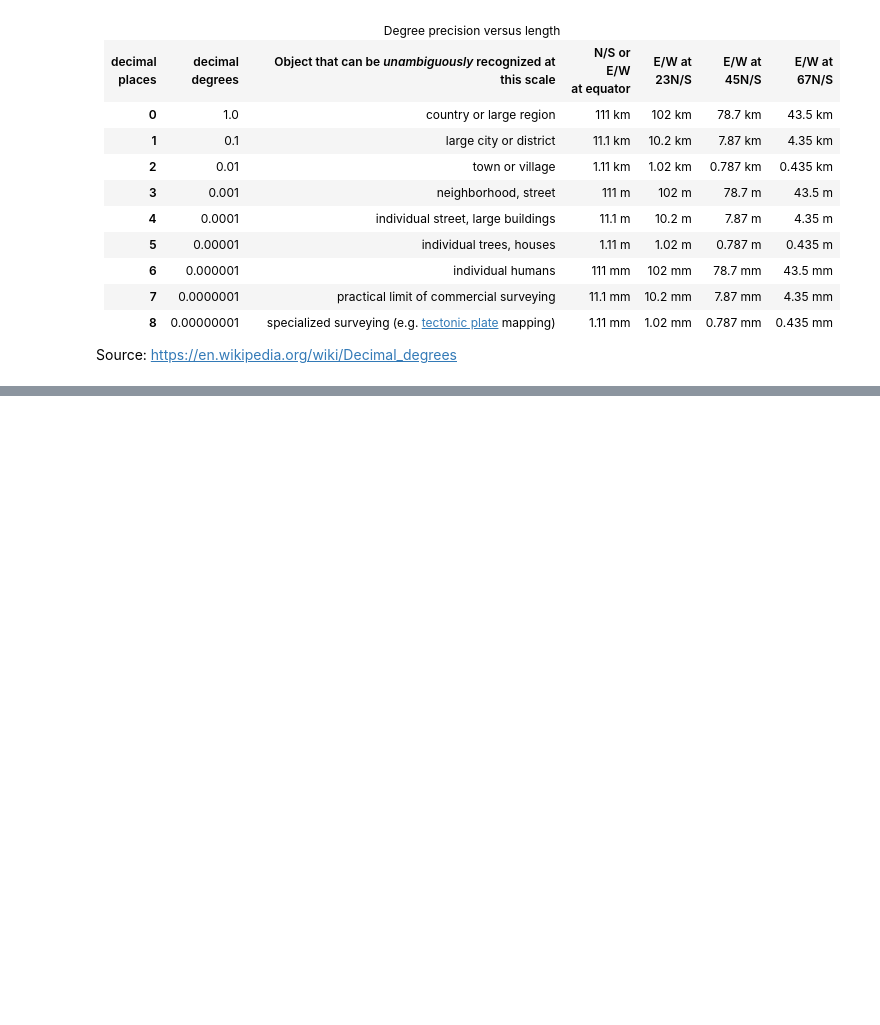
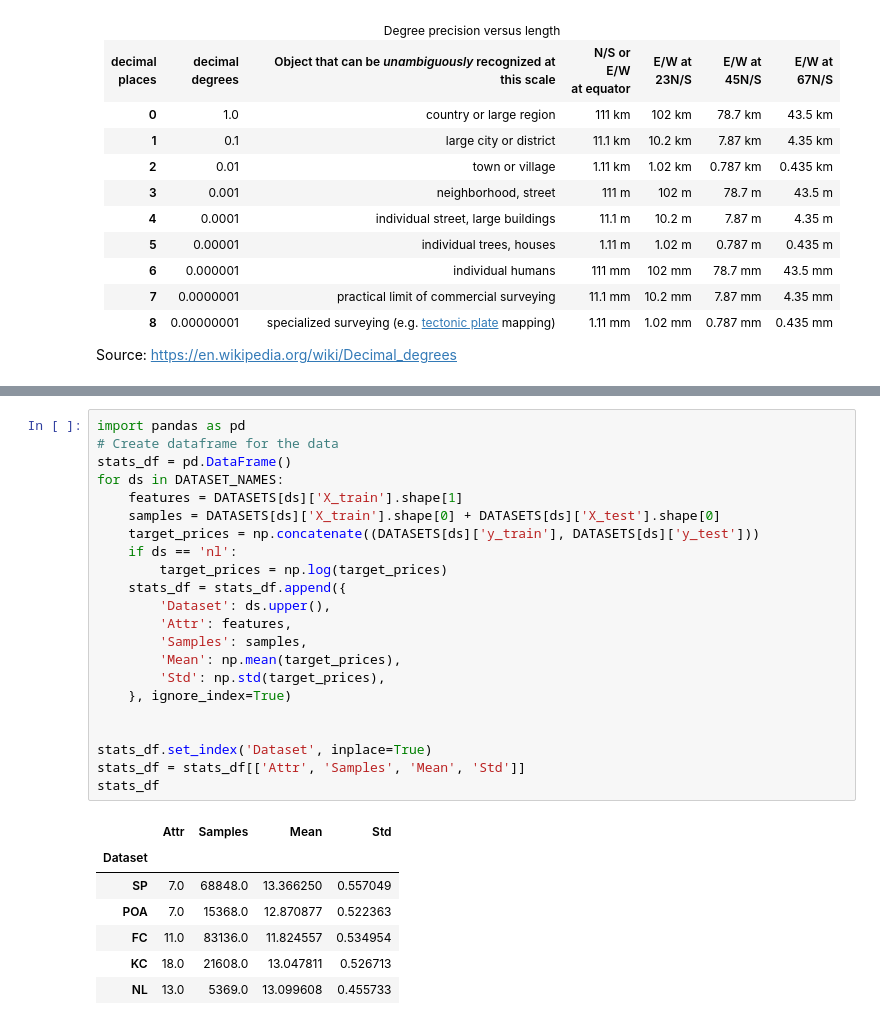
Before and after one commit to ponseko/UC_Project_HPP, a Jupyter notebook: datasets/dataset-statistics.ipynb, the cells around one changed output, grey strips where cells are left out. Drawn from its saved outputs; the diff is of its cells as text; blank space fills up the shorter version.

```diff
--- a/datasets/dataset-statistics.ipynb
+++ b/datasets/dataset-statistics.ipynb
@@ -214,0 +258,30 @@ Source: https://en.wikipedia.org/wiki/Decimal_degrees
+# %%
+import pandas as pd
+# Create dataframe for the data
+stats_df = pd.DataFrame()
+for ds in DATASET_NAMES:
+    features = DATASETS[ds]['X_train'].shape[1]
+    samples = DATASETS[ds]['X_train'].shape[0] + DATASETS[ds]['X_test'].shape[0]
+    target_prices = np.concatenate((DATASETS[ds]['y_train'], DATASETS[ds]['y_test']))
+    if ds == 'nl':
+        target_prices = np.log(target_prices)
+    stats_df = stats_df.append({
+        'Dataset': ds.upper(),
+        'Attr': features,
+        'Samples': samples,
+        'Mean': np.mean(target_prices),
+        'Std': np.std(target_prices),
+    }, ignore_index=True)
+
+
+stats_df.set_index('Dataset', inplace=True)
+stats_df = stats_df[['Attr', 'Samples', 'Mean', 'Std']]
+stats_df
+# %% [output]
+|  | Attr | Samples | Mean | Std |
+| Dataset |  |  |  |  |
+| SP | 7.0 | 68848.0 | 13.366250 | 0.557049 |
+| POA | 7.0 | 15368.0 | 12.870877 | 0.522363 |
+| FC | 11.0 | 83136.0 | 11.824557 | 0.534954 |
+| KC | 18.0 | 21608.0 | 13.047811 | 0.526713 |
+| NL | 13.0 | 5369.0 | 13.099608 | 0.455733 |
```
Also changed, not shown: parts of 5 cells of this notebook, 15 other files.
